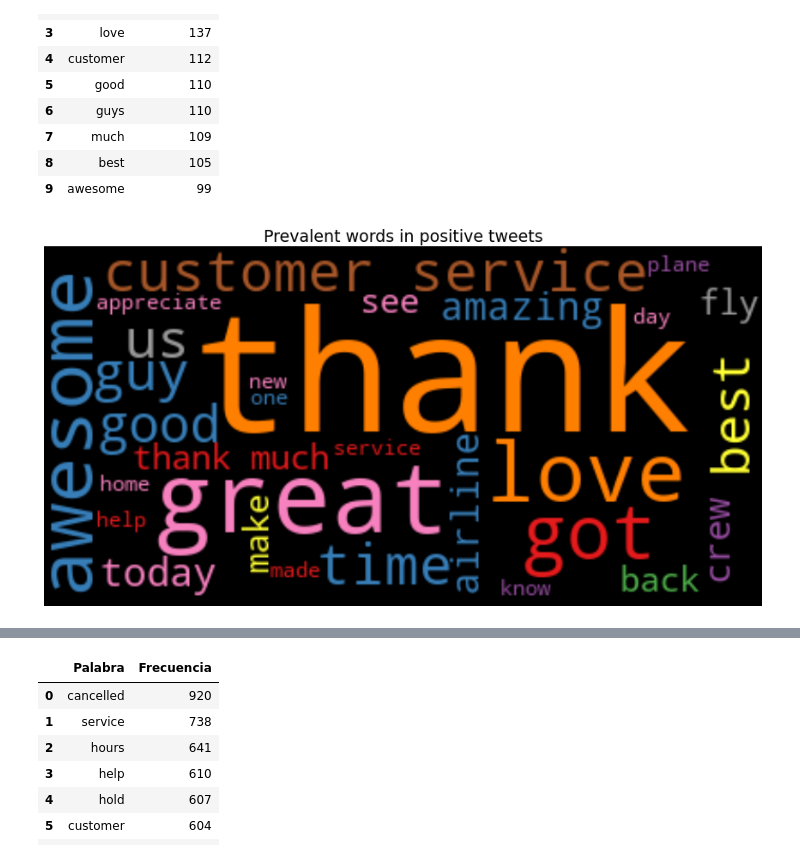
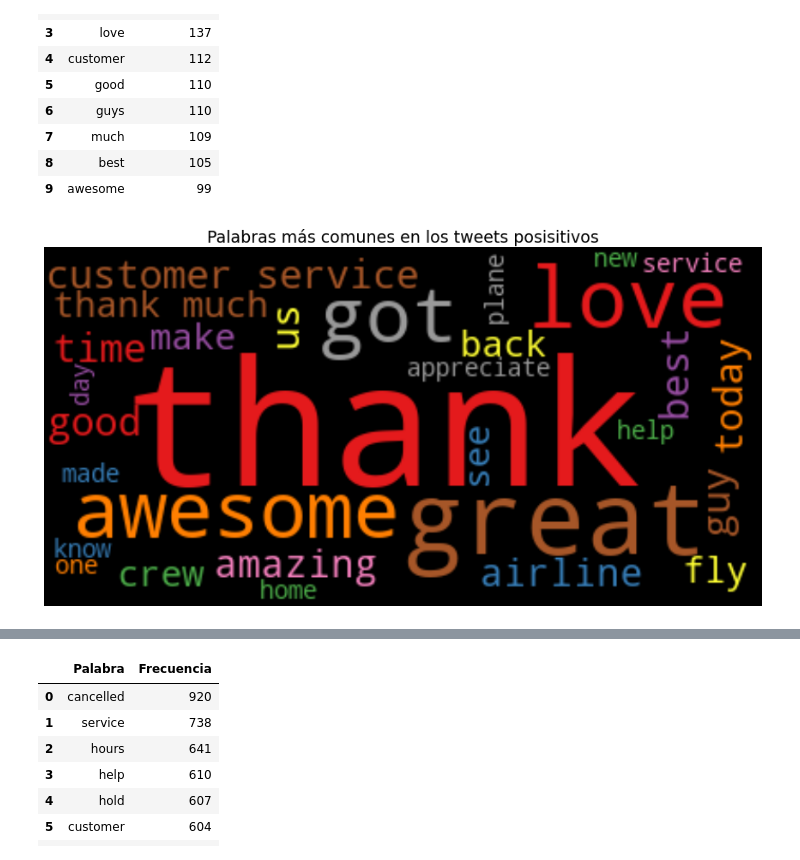
Before and after one commit to astach-DS/Tweets-Sentiment-Classification, a Jupyter notebook: Tweets.ipynb, the cells around one changed output, grey strips where cells are left out. Drawn from its saved outputs; the diff is of its cells as text; code cells hidden in the pictures.

```diff
--- a/Tweets.ipynb
+++ b/Tweets.ipynb
@@ -150,0 +151,2 @@ pd.DataFrame(collections.Counter(lista).most_common(10),columns=['Palabra','Frec
+# %%
+plt.rcParams.update({'font.size': 13})
@@ -209,13 +220,13 @@ pd.DataFrame(collections.Counter(list_positive).most_common(10),columns=['Palabr
 | 9 | awesome | 99 |
 # %%
 #Visualizacion de las principales palabras en los tweets positivos sin stop words
-text = ",".join(review for review in list_positive if review!='problem')
+text = ",".join(word for word in list_positive if word!='problem')
 wordcloud = WordCloud(max_words=30, colormap='Set1',background_color="black").generate(text)
 plt.figure(figsize=(15,10))
 plt.imshow(wordcloud, interpolation='bilinear')
 plt.axis("off")
 plt.figure(1,figsize=(12, 12))
-plt.title('Prevalent words in positive tweets',fontsize=19)
+plt.title('Palabras más comunes en los tweets posisitivos',fontsize=19)
 plt.show()
 # %% [output]
-[figure, old version]
+[figure, new version]
```
Also changed, not shown: parts of 32 cells of this notebook.
